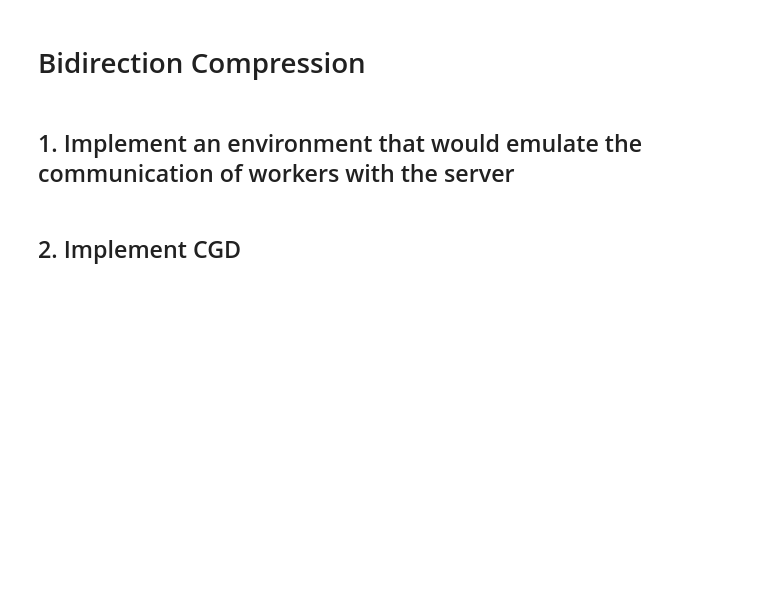
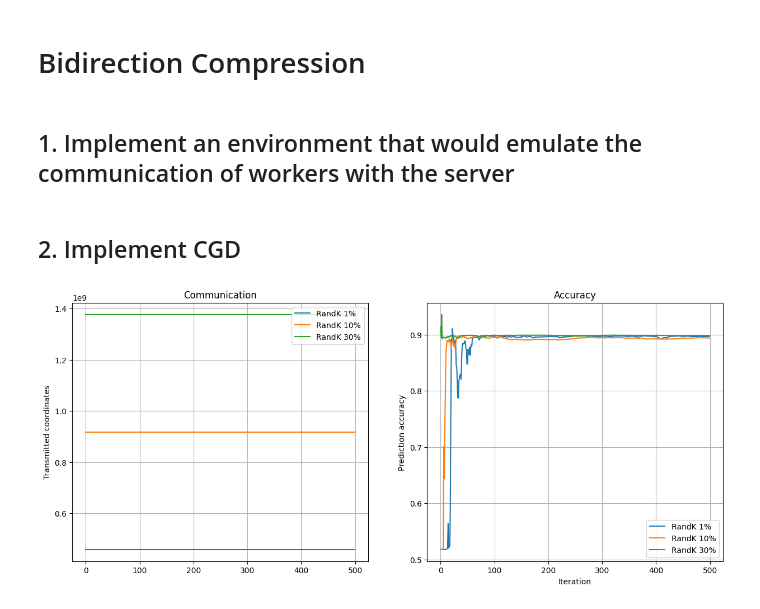
Before and after one commit to aigoncharov/ml-bidirection-compression, a Jupyter notebook: bd_compression_report.ipynb, the cells around one changed output. Drawn from its saved outputs; the diff is of its cells as text; code cells hidden in the pictures; blank space fills up the shorter version.

```diff
--- a/bd_compression_report.ipynb
+++ b/bd_compression_report.ipynb
@@ -122,3 +162,91 @@ class DistributedEnvSimulator:
         return X_batched, y_batched
 # %% [markdown]
 ## 2. Implement CGD
+# %%
+class RandKWorkerToServerCompressor(WorkerToServerCompressor):
+    def compress(self, vector):
+        k = max(1, int(len(vector) * self.compression_ratio))
+
+        selected_indices = np.random.choice(len(vector), size=k, replace=False)
+
+        compressed = np.zeros(len(selected_indices))
+        compressed = vector[selected_indices]
+
+        self.transmitted_coordinates += len(compressed)
+
+        return compressed, selected_indices
+# %%
+from sklearn.datasets import load_svmlight_file
+import matplotlib.pyplot as plt
+
+dataset = "mushrooms.txt"
+data = load_svmlight_file(dataset)
+X, y = data[0].toarray(), data[1]
+y = 2 * y - 3
+
+n_devices = 10
+compression_ratios = [0.01, 0.10, 0.30]
+num_iterations = 500
+
+
+def nabla_f(X, y, w, lambda_reg):
+    ratio = -y / (1 + np.exp(y * (X @ w)))
+    gradient = np.mean(ratio.reshape(-1, 1) * X, axis=0) + lambda_reg * w
+    return gradient / X.shape[1]
+
+
+def gamma_k(L, omega, n_devices, iteration):
+    return 1 / (L * (2 * omega / n_devices + 1))
+
+
+plt.figure(figsize=(15, 6))
+
+for ratio in compression_ratios:
+    randk_worker_to_server_compressor = RandKWorkerToServerCompressor(ratio)
+    randk_simulator = DistributedEnvSimulator(
+        nabla_f=nabla_f,
+        gamma_k=gamma_k,
+        worker_to_server_compressor=randk_worker_to_server_compressor,
+    )
+    (
+        randk_weights,
+        randk_convergence,
+        randk_accuracies,
+        randk_execution_time,
+        randk_transmitted_coordinates_worker_to_server,
+        randk_transmitted_coordinates_server_to_worker,
+    ) = randk_simulator.simulate_distributed_env(
+        X=X,
+        y=y,
+        n_devices=n_devices,
+        num_iterations=num_iterations,
+    )
+
+    plt.subplot(1, 2, 1)
+    plt.plot(
+        np.full(
+            len(randk_accuracies),
+            randk_transmitted_coordinates_server_to_worker + randk_transmitted_coordinates_worker_to_server,
+        ),
+        label=f"RandK {int(ratio*100)}%",
+    )
+
+    plt.subplot(1, 2, 2)
+    plt.plot(np.array(randk_accuracies), label=f"RandK {int(ratio*100)}%")
+
+plt.subplot(1, 2, 1)
+plt.ylabel("Transmitted coordinates")
+plt.grid(True)
+plt.legend()
+plt.title("Communication")
+
+plt.subplot(1, 2, 2)
+plt.xlabel("Iteration")
+plt.ylabel("Prediction accuracy")
+plt.grid(True)
+plt.legend()
+plt.title("Accuracy")
+
+plt.show()
+# %% [output]
+[figure, added]
```
Also changed, not shown: parts of 1 cell of this notebook.
